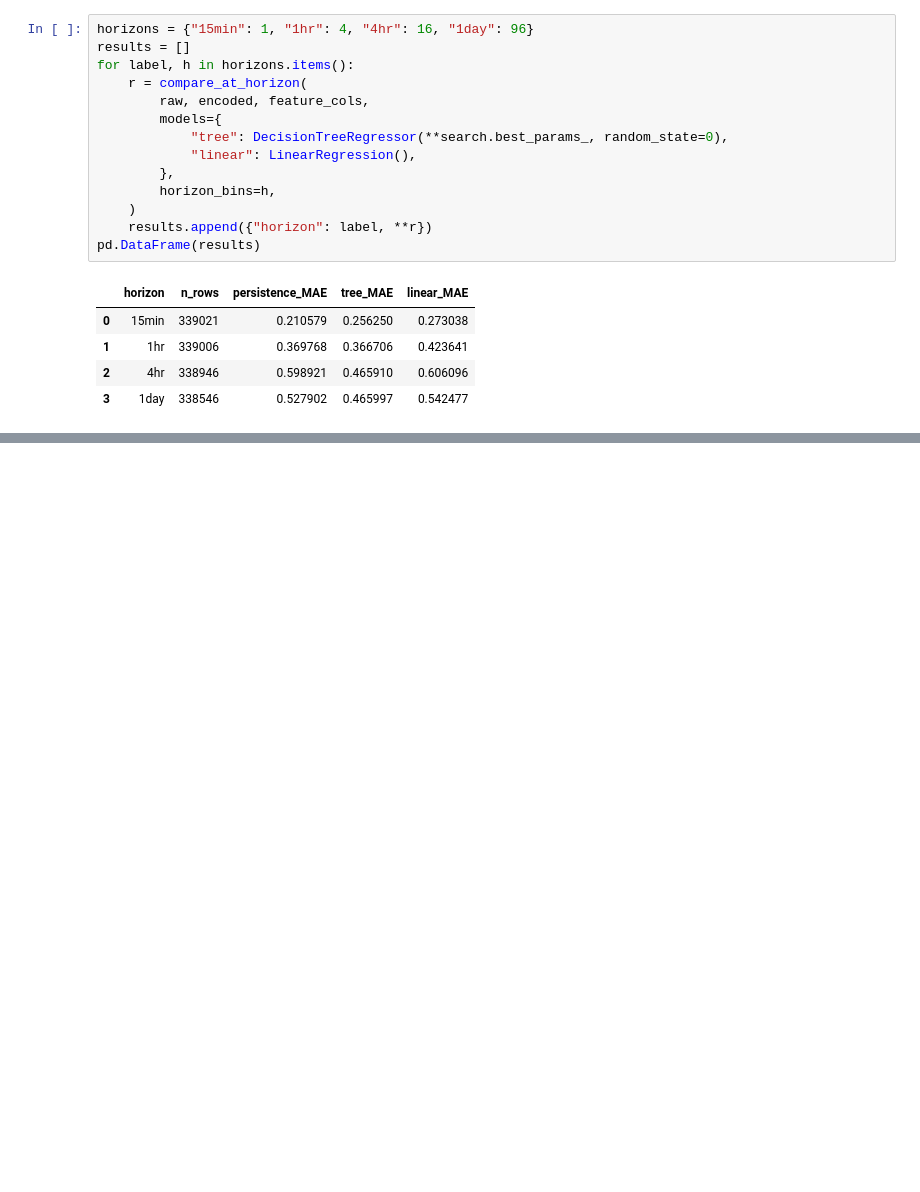
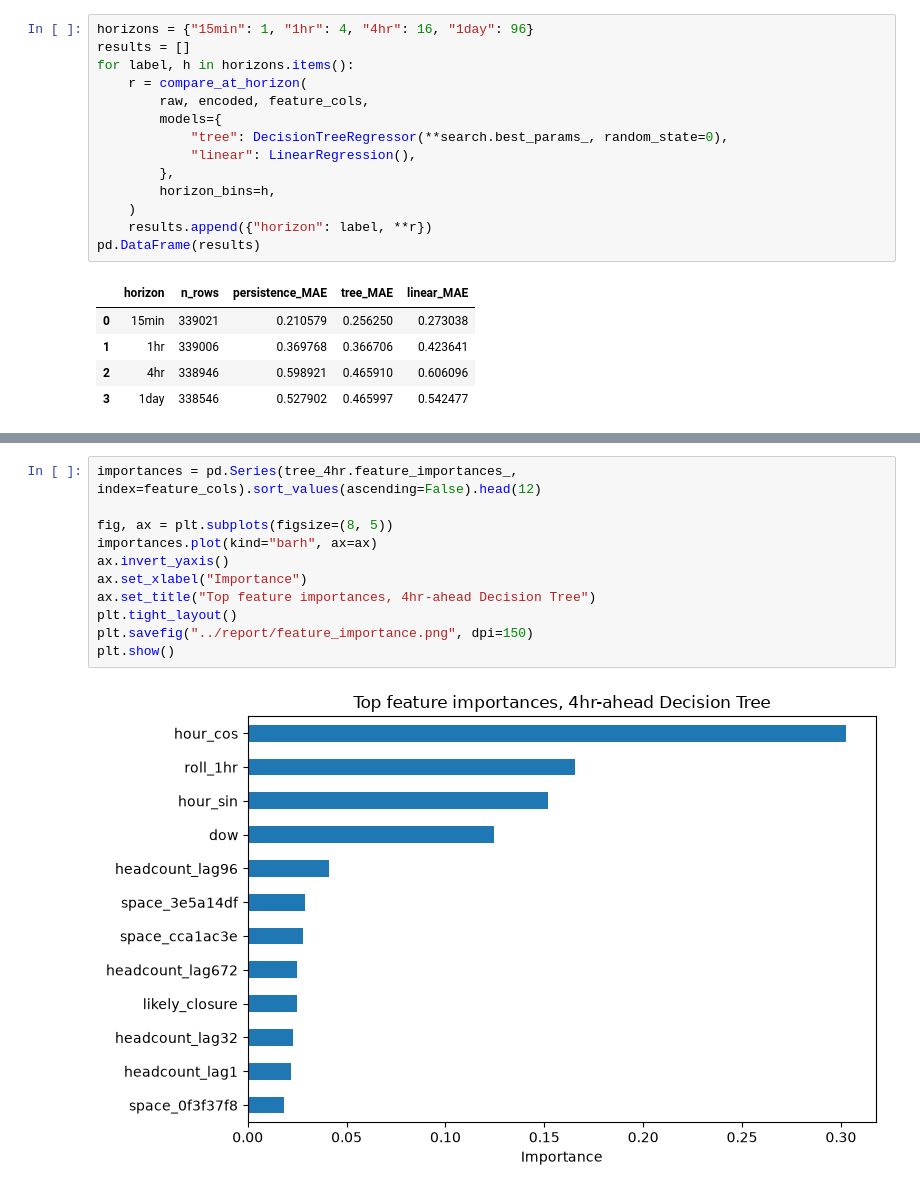
Before and after one commit to OscarPayne28/3001-OCCUPANCY-PROJECT, a Jupyter notebook: notebooks/02_modelling.ipynb, the cells around one changed output, grey strips where cells are left out. Cells and saved outputs as stored; diff of their text form; blank space fills up the shorter version.

```diff
--- a/notebooks/02_modelling.ipynb
+++ b/notebooks/02_modelling.ipynb
@@ -630,0 +703,13 @@ pd.DataFrame(results)
+# %%
+importances = pd.Series(tree_4hr.feature_importances_, index=feature_cols).sort_values(ascending=False).head(12)
+
+fig, ax = plt.subplots(figsize=(8, 5))
+importances.plot(kind="barh", ax=ax)
+ax.invert_yaxis()
+ax.set_xlabel("Importance")
+ax.set_title("Top feature importances, 4hr-ahead Decision Tree")
+plt.tight_layout()
+plt.savefig("../report/feature_importance.png", dpi=150)
+plt.show()
+# %% [output]
+[figure, added]
```
Also changed, not shown: parts of 5 cells of this notebook, 5 other files.
